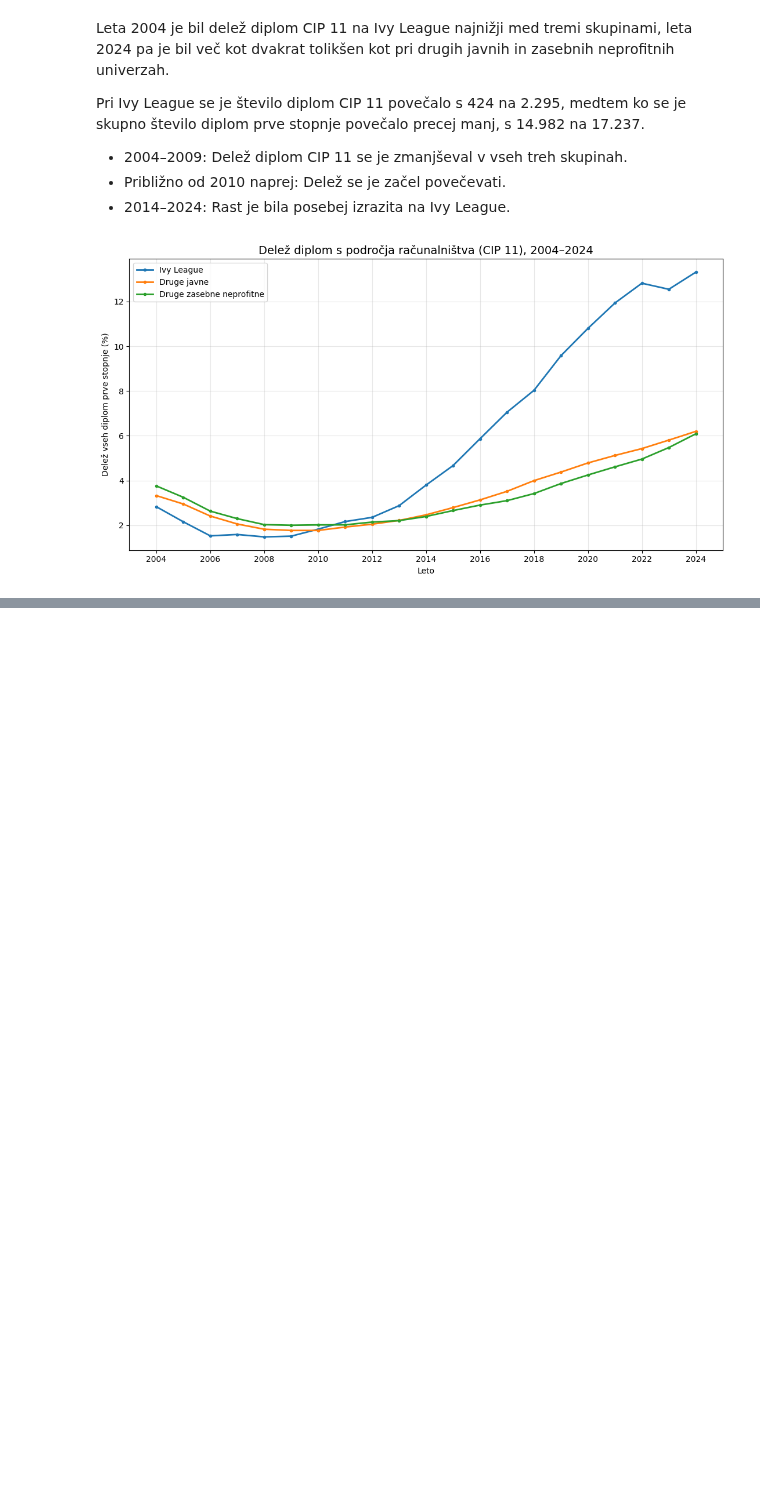
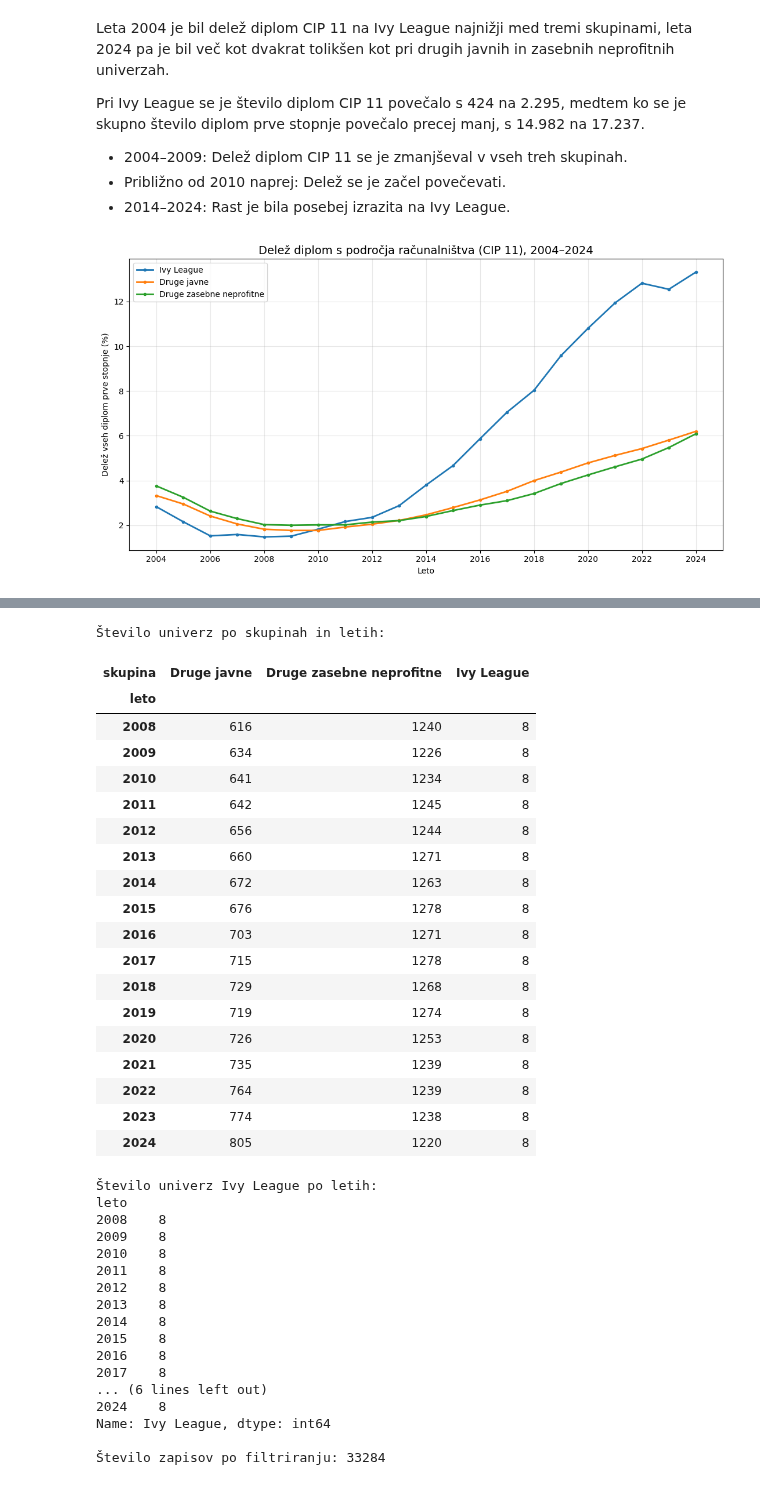
Before and after one commit to anacvetkoo/MOS-projekt, a Jupyter notebook: notebooks/Ana_teden3.ipynb, the cells around one changed output, grey strips where cells are left out. Cells and saved outputs as stored; diff of their text form; code cells hidden in the pictures; blank space fills up the shorter version.

```diff
--- a/notebooks/Ana_teden3.ipynb
+++ b/notebooks/Ana_teden3.ipynb
@@ -1220,0 +1395,70 @@ plt.show()
+# %%
+#izbor štiriletnih javnih in zasebnih neprofitnih univerz
+df_rv2_skupine = df_rv2_povezano[
+    (df_rv2_povezano["ICLEVEL"] == 1) &
+    (df_rv2_povezano["CONTROL"].isin([1, 2]))
+].copy()
+
+#razvrstitev univerz v tri primerjalne skupine
+df_rv2_skupine["skupina"] = "Druge zasebne neprofitne"
+
+df_rv2_skupine.loc[
+    df_rv2_skupine["CONTROL"] == 1, "skupina"
+] = "Druge javne"
+
+df_rv2_skupine.loc[
+    df_rv2_skupine["UNITID"].isin(ivy_unitid), "skupina"
+] = "Ivy League"
+
+#preverjanje števila univerz po skupinah in letih
+pregled_rv2_skupin = df_rv2_skupine.groupby(
+    ["leto", "skupina"]
+)["UNITID"].nunique().unstack()
+
+print("Število univerz po skupinah in letih:")
+display(pregled_rv2_skupin)
+
+#preverjanje prisotnosti vseh osmih univerz ivy league
+print("\nŠtevilo univerz Ivy League po letih:")
+print(pregled_rv2_skupin["Ivy League"])
+
+#preverjanje skupnega števila zapisov
+print("\nŠtevilo zapisov po filtriranju:", len(df_rv2_skupine))
+# %% [output]
+Število univerz po skupinah in letih:
+| skupina | Druge javne | Druge zasebne neprofitne | Ivy League |
+| leto |  |  |  |
+| 2008 | 616 | 1240 | 8 |
+| 2009 | 634 | 1226 | 8 |
+| 2010 | 641 | 1234 | 8 |
+| 2011 | 642 | 1245 | 8 |
+| 2012 | 656 | 1244 | 8 |
+| 2013 | 660 | 1271 | 8 |
+| 2014 | 672 | 1263 | 8 |
+| 2015 | 676 | 1278 | 8 |
+| 2016 | 703 | 1271 | 8 |
+| 2017 | 715 | 1278 | 8 |
+| 2018 | 729 | 1268 | 8 |
+| 2019 | 719 | 1274 | 8 |
+| 2020 | 726 | 1253 | 8 |
+| 2021 | 735 | 1239 | 8 |
+| 2022 | 764 | 1239 | 8 |
+| 2023 | 774 | 1238 | 8 |
+| 2024 | 805 | 1220 | 8 |
+Število univerz Ivy League po letih:
+leto
+2008    8
+2009    8
+2010    8
+2011    8
+2012    8
+2013    8
+2014    8
+2015    8
+2016    8
+2017    8
+... (6 lines left out)
+2024    8
+Name: Ivy League, dtype: int64
+
+Število zapisov po filtriranju: 33284
```
Also changed, not shown: parts of 11 cells of this notebook.
